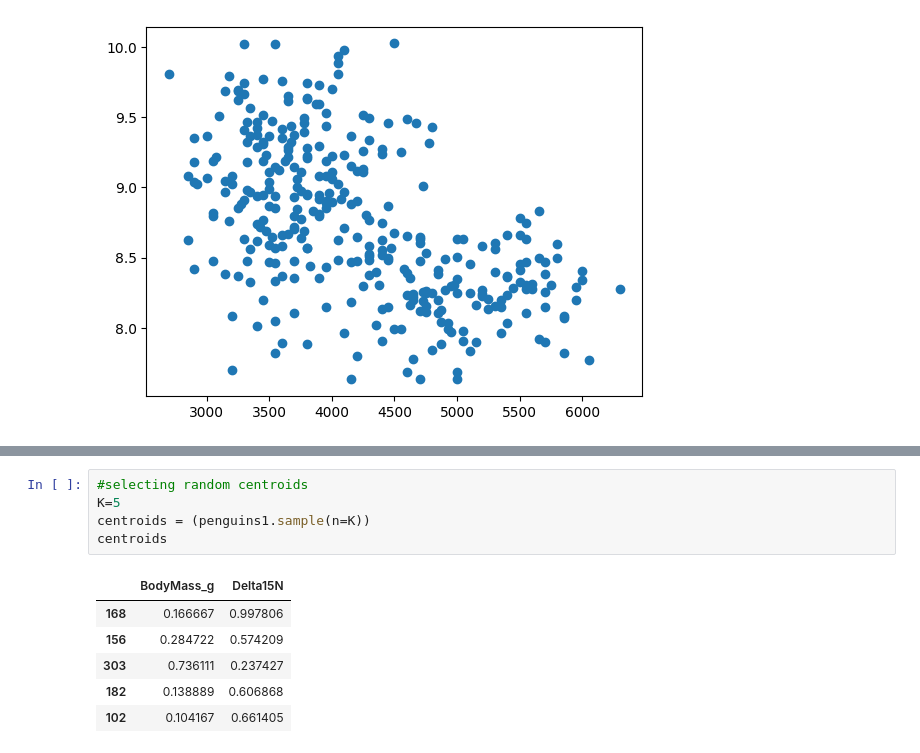
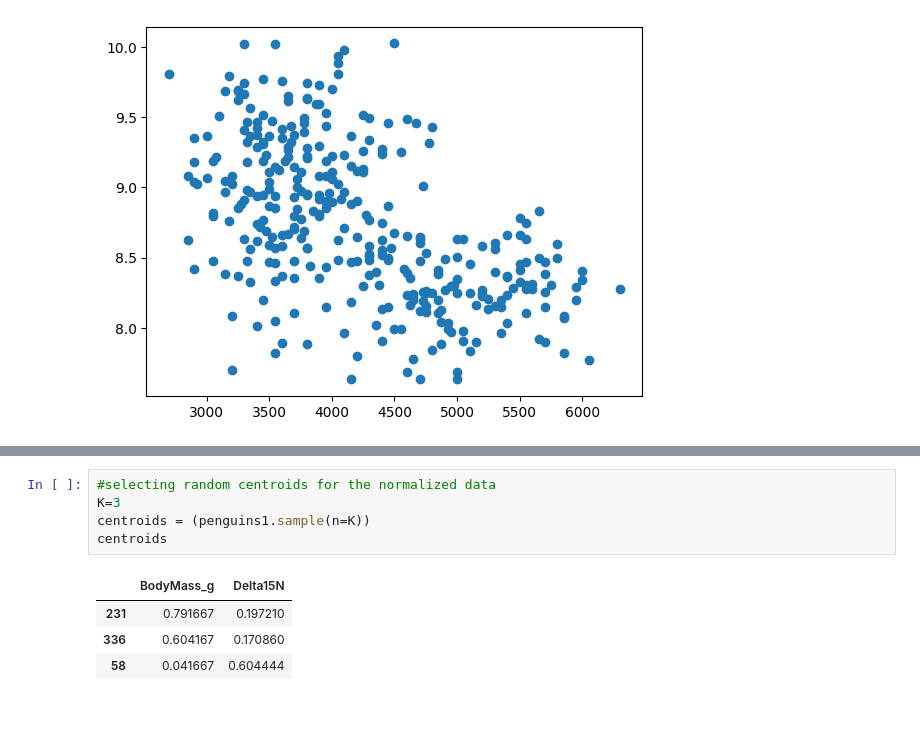
Before and after one commit to emkobg/K-mean-clusters, a Jupyter notebook: KMean_Clustering_solved.ipynb, the cells around one changed output, grey strips where cells are left out. Saved outputs shown, nothing was run; the diff lists cells and outputs as text; blank space fills up the shorter version.

```diff
--- a/KMean_Clustering_solved.ipynb
+++ b/KMean_Clustering_solved.ipynb
@@ -120,15 +93,13 @@ dtype: float64
 # %%
-#selecting random centroids
-K=5
+#selecting random centroids for the normalized data
+K=3
 centroids = (penguins1.sample(n=K))
 centroids
 # %% [output]
 |  | BodyMass_g | Delta15N |
-| 168 | 0.166667 | 0.997806 |
-| 156 | 0.284722 | 0.574209 |
-| 303 | 0.736111 | 0.237427 |
-| 182 | 0.138889 | 0.606868 |
-| 102 | 0.104167 | 0.661405 |
+| 231 | 0.791667 | 0.197210 |
+| 336 | 0.604167 | 0.170860 |
+| 58 | 0.041667 | 0.604444 |
 # %%
 def assign_clusters(penguins, centroids): # Assign each sample to the closest centroids
     clusters = list() #creating an empty list
```
Also changed, not shown: parts of 15 cells of this notebook, 6 other files.
